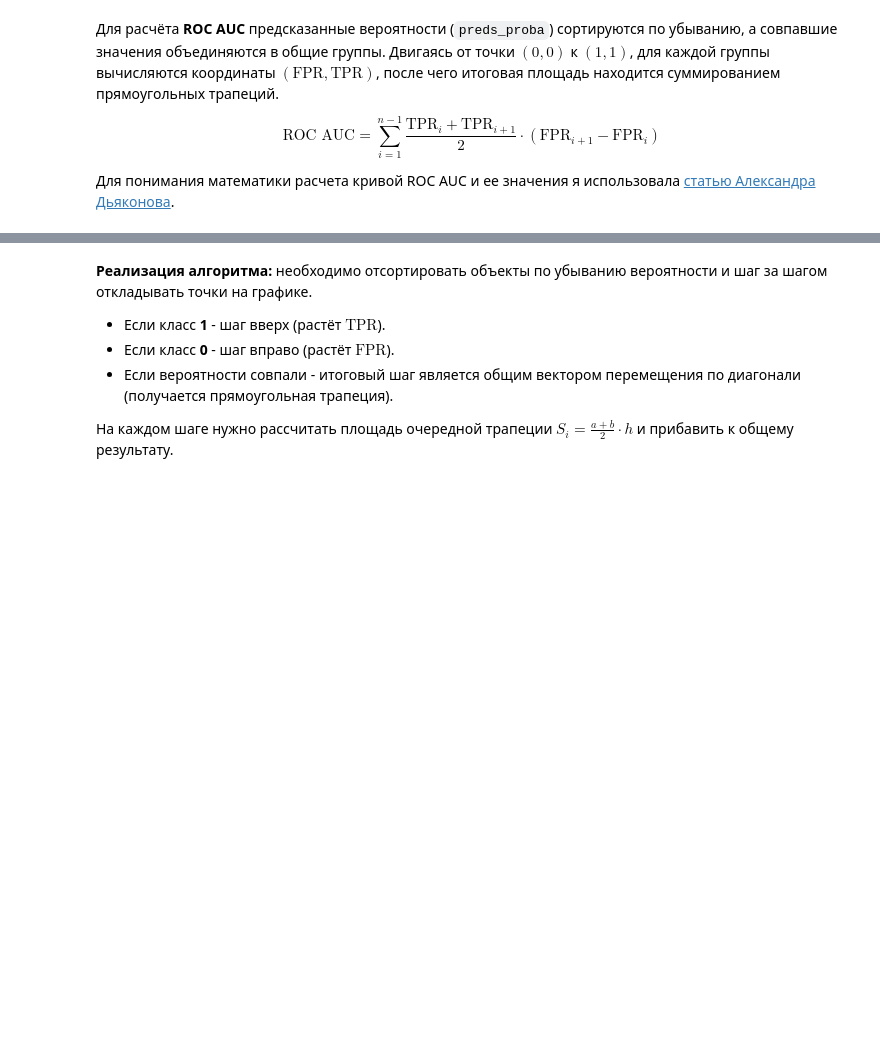
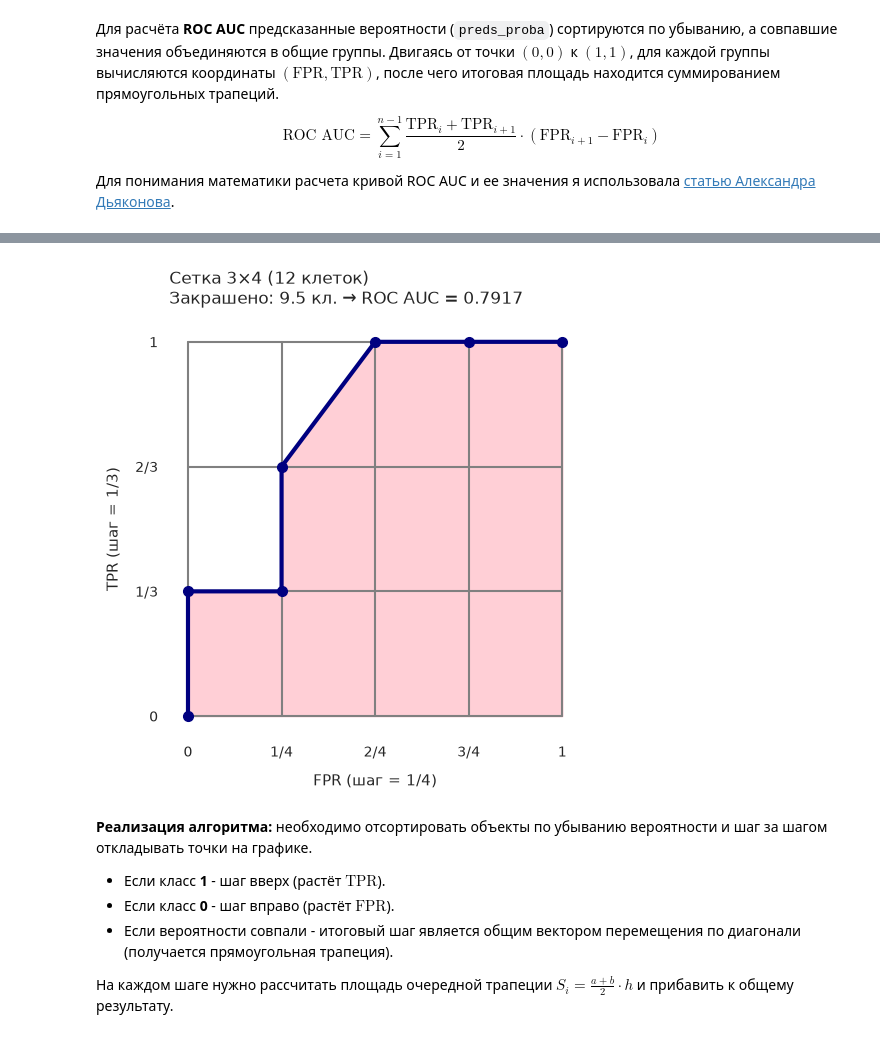
Before and after one commit to RunForJoy/ml-classification-metrics, a Jupyter notebook: src/ml_4.ipynb, the cells around one changed output, grey strips where cells are left out. Drawn from its saved outputs; the diff is of its cells as text; code cells hidden in the pictures; blank space fills up the shorter version.

```diff
--- a/src/ml_4.ipynb
+++ b/src/ml_4.ipynb
@@ -756,8 +763,10 @@ fig_trapezoid.show()
 # %%
 ml_utils.plot_roc_grid_example(
     y_true=np.array([1, 0, 1, 1, 0, 0, 0]),
     preds_proba=np.array([0.9, 0.8, 0.7, 0.6, 0.6, 0.4, 0.2]),
-).show()
+)
+# %% [output]
+[figure, added]
 # %% [markdown]
 **Реализация алгоритма:** необходимо отсортировать объекты по убыванию вероятности и шаг за шагом откладывать точки на графике.
 
```
Also changed, not shown: parts of 6 cells of this notebook, 1 other file.
